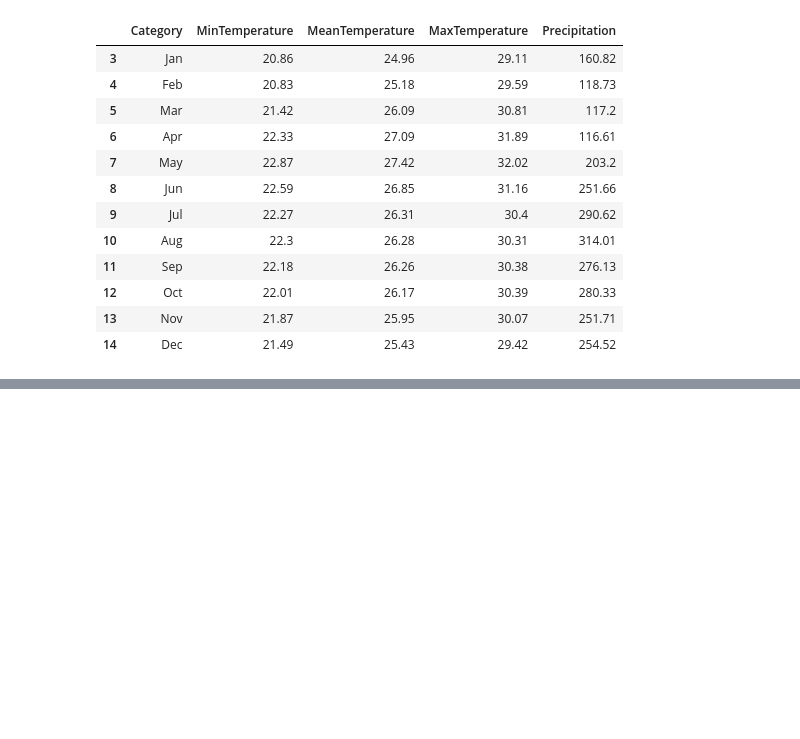
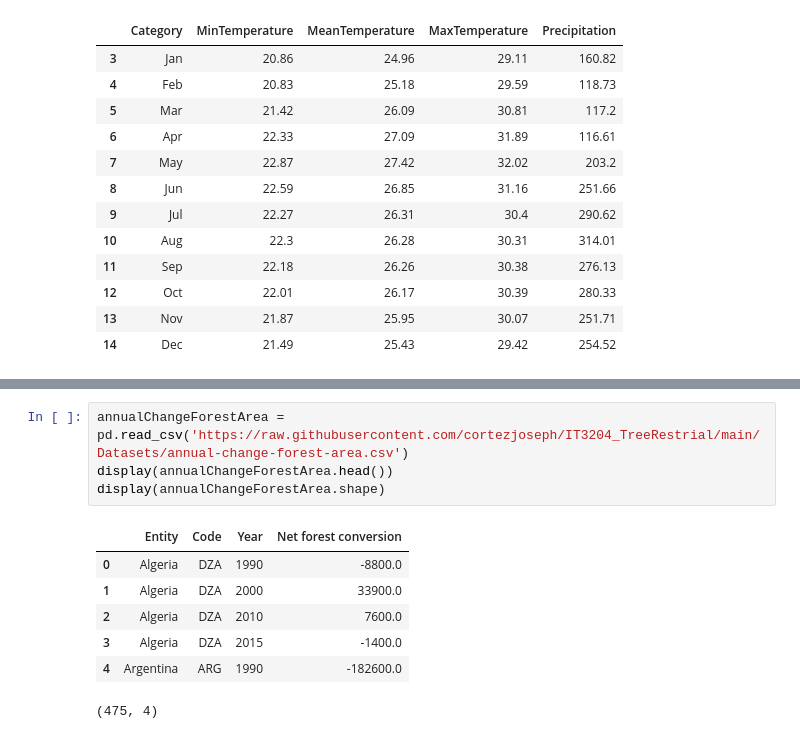
Before and after one commit to cortezjoseph/IT-BA-3204-TEAM_ENVI, a Jupyter notebook: TreeRestrial.ipynb, the cells around one changed output, grey strips where cells are left out. Cells and saved outputs as stored; diff of their text form; blank space fills up the shorter version.

```diff
--- a/TreeRestrial.ipynb
+++ b/TreeRestrial.ipynb
@@ -73,3 +70,15 @@ plt.savefig('SummaryWage.tiff', transparent=True, dpi=400)
 plt.show()
 # %% [output]
 [figure]
+# %%
+annualChangeForestArea = pd.read_csv('https://raw.githubusercontent.com/cortezjoseph/IT3204_TreeRestrial/main/Datasets/annual-change-forest-area.csv')
+display(annualChangeForestArea.head())
+display(annualChangeForestArea.shape)
+# %% [output]
+|  | Entity | Code | Year | Net forest conversion |
+| 0 | Algeria | DZA | 1990 | -8800.0 |
+| 1 | Algeria | DZA | 2000 | 33900.0 |
+| 2 | Algeria | DZA | 2010 | 7600.0 |
+| 3 | Algeria | DZA | 2015 | -1400.0 |
+| 4 | Argentina | ARG | 1990 | -182600.0 |
+(475, 4)
```
Also changed, not shown: parts of 4 cells of this notebook.
